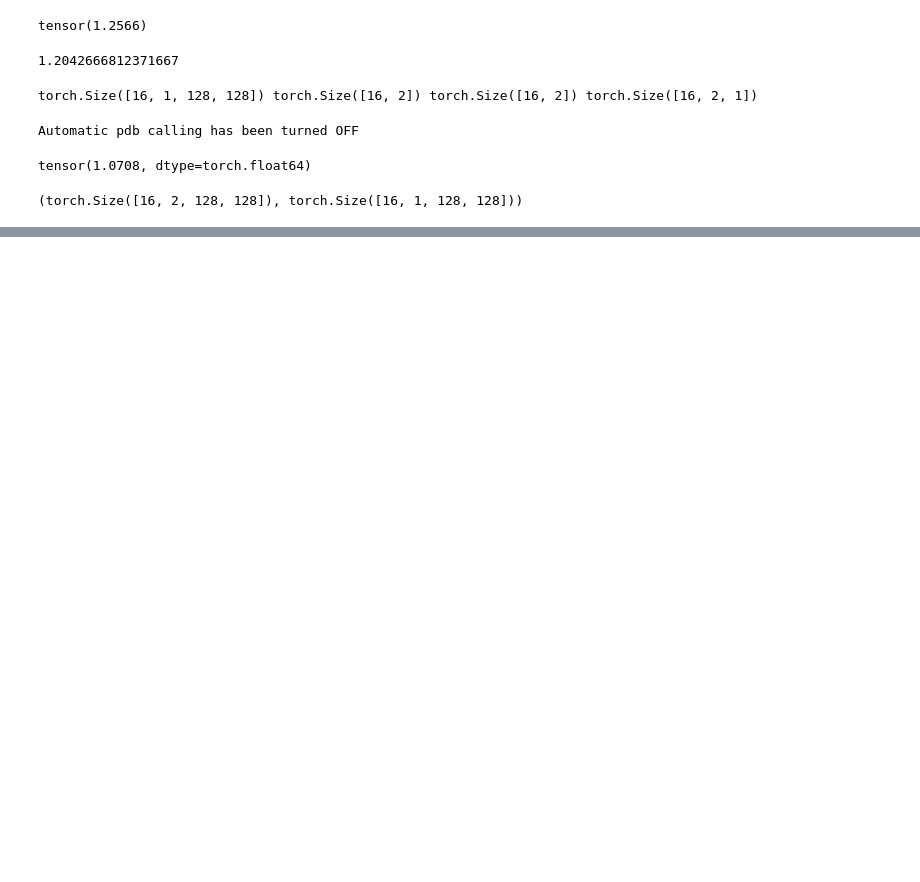
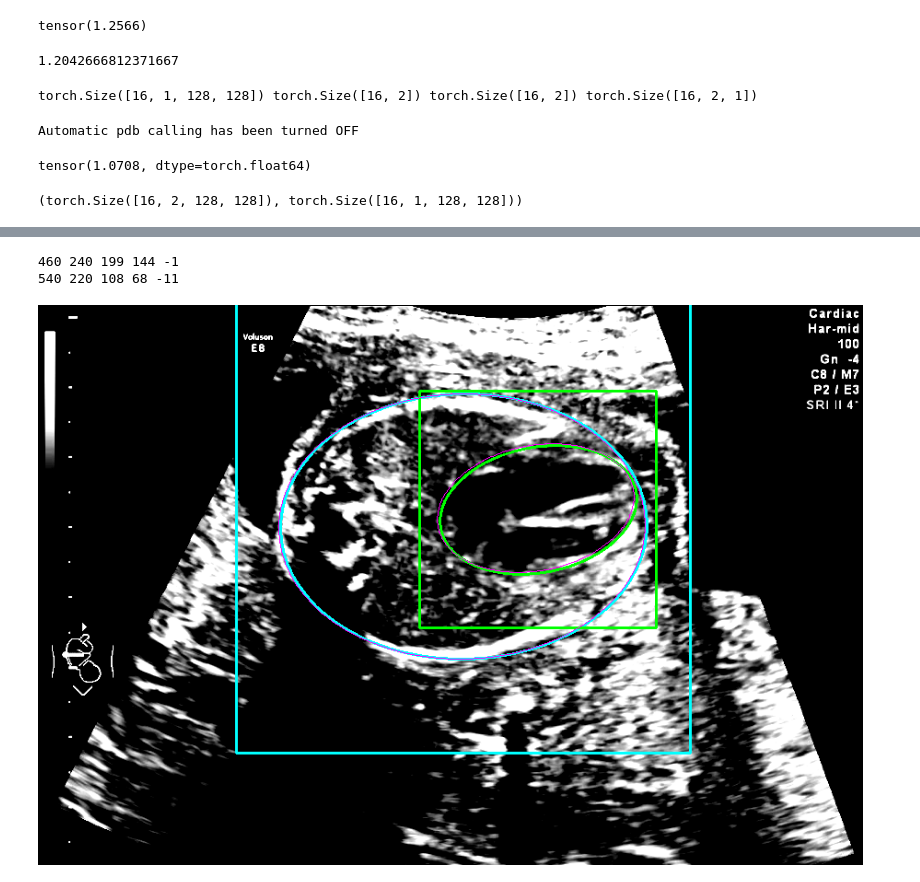
Before and after one commit to taeraemon/EllipseNet, a Jupyter notebook: scripts/debug_loss.ipynb, the cells around one changed output, grey strips where cells are left out. Saved outputs shown, nothing was run; the diff lists cells and outputs as text; code cells hidden in the pictures; blank space fills up the shorter version.

```diff
--- a/scripts/debug_loss.ipynb
+++ b/scripts/debug_loss.ipynb
@@ -141,0 +218,19 @@ class RegL1Loss(nn.Module):
+# %%
+args = ['eldet']
+opt = opts().parse(args)
+opt.data_dir = '/data/cc/Data/CHD/detection/'
+opt.load_model = '/data/cc/workspace/Repository/CenterNet/exp/eldet/0218_exp1_iou0_896x608//model_last.pth'
+opt.num_classes = 2
+opt.dataset = 'coco_fhd'
+opt.not_rand_crop = True
+opt.input_h = 608
+opt.input_w = 896
+opt.resume = True
+opt.batch_size = 1
+
+torch.manual_seed(opt.seed)
+torch.backends.cudnn.benchmark = not opt.not_cuda_benchmark and not opt.test
+Dataset = get_dataset(opt.dataset, opt.task)
+opt = opts().update_dataset_info_and_set_heads(opt, Dataset)
+
+print(opt)
@@ -141,0 +361,21 @@ class RegL1Loss(nn.Module):
+# %%
+for k in batch:
+    if k != 'meta':
+        batch[k] = batch[k].cpu()
+
+temp_label = decode_label_4iou(batch)
+temp_decode = temp_label[0, :]
+for class_idx in range(2):
+    temp = temp_decode[class_idx]
+    cx, cy, a, b, theta = temp
+    cx, cy, a, b = int(cx), int(cy), int(a/2), int(b/2)
+    angle = int(theta / math.pi * 180)
+    img = cv2.ellipse(image, (cx, cy), (int(a), int(b)), angle, 0.0, 360.0, (255, 0, 255), thickness=1)
+    print(cx, cy, a, b, angle)
+#     break
+img = Image.fromarray(image)
+img
+# %% [output]
+460 240 199 144 -1
+540 220 108 68 -11
+[figure, added]
```
Also changed, not shown: parts of 23 cells of this notebook, 39 other files.
